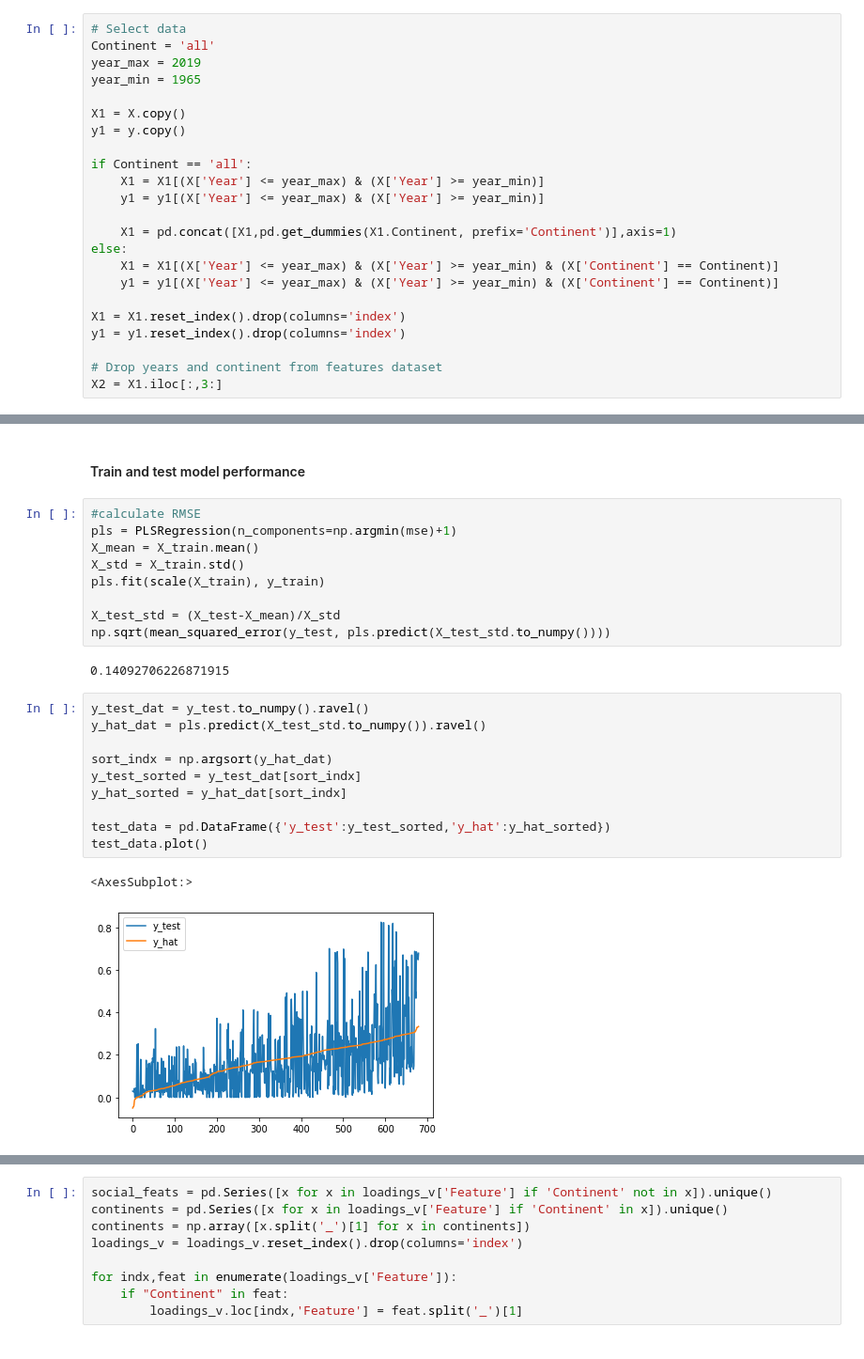
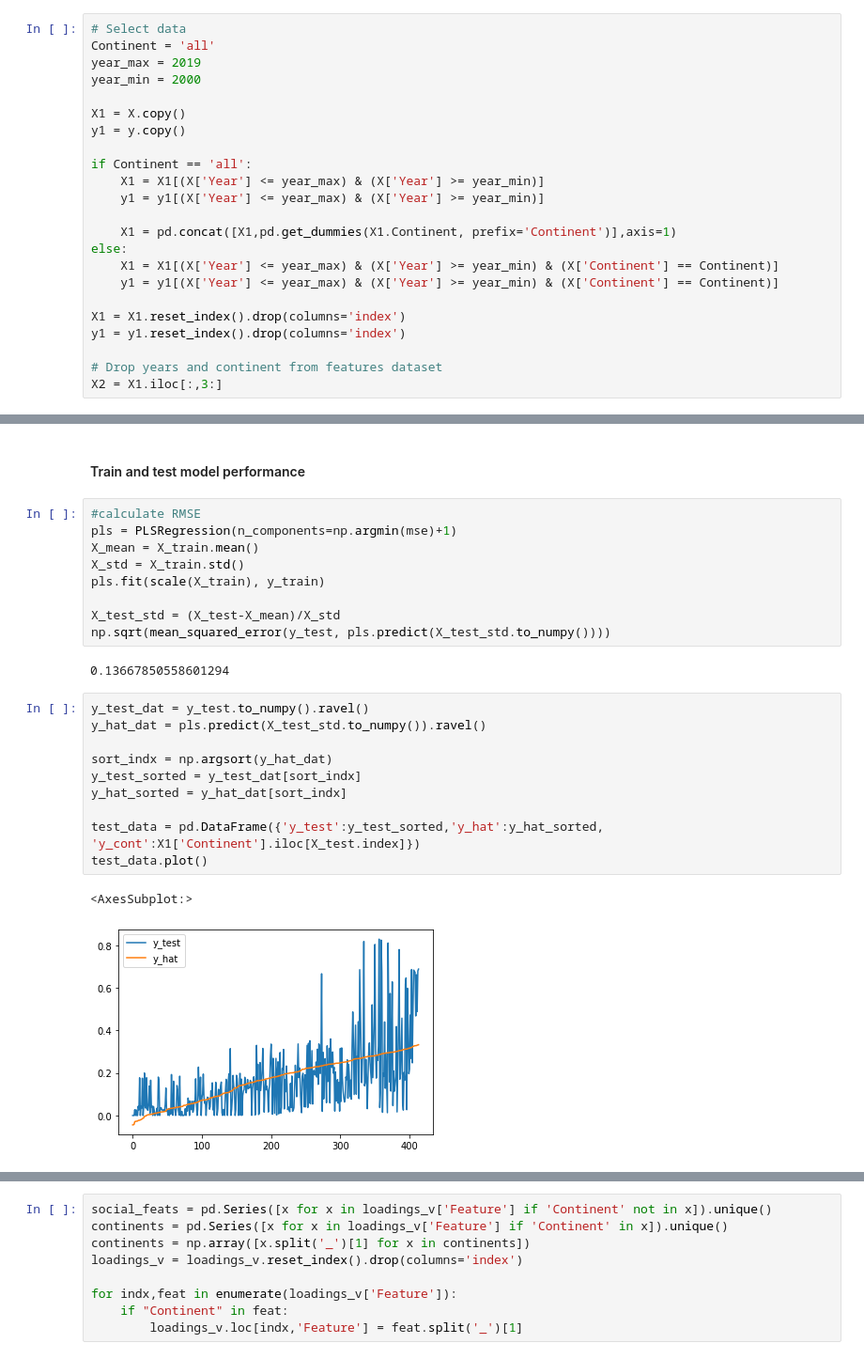
Before and after one commit to Moesen/SocialDataFinalProject, a Jupyter notebook: notebooks/nicolai_pls.ipynb, the cells around one changed output, grey strips where cells are left out. Shown at 94% size. Cells and saved outputs as stored; diff of their text form.

```diff
--- a/notebooks/nicolai_pls.ipynb
+++ b/notebooks/nicolai_pls.ipynb
@@ -81,7 +81,7 @@ y = df_energy_sub['Low-carbon energy per capita (kWh)']/df_energy_sub['Energy pe
 # Select data
 Continent = 'all'
 year_max = 2019
-year_min = 1965
+year_min = 2000
 
 X1 = X.copy()
 y1 = y.copy()
@@ -143,18 +143,18 @@ pls.fit(scale(X_train), y_train)
 X_test_std = (X_test-X_mean)/X_std
 np.sqrt(mean_squared_error(y_test, pls.predict(X_test_std.to_numpy())))
 # %% [output]
-0.14092706226871915
+0.13667850558601294
 # %%
 y_test_dat = y_test.to_numpy().ravel()
 y_hat_dat = pls.predict(X_test_std.to_numpy()).ravel()
 
 sort_indx = np.argsort(y_hat_dat)
 y_test_sorted = y_test_dat[sort_indx]
 y_hat_sorted = y_hat_dat[sort_indx]
 
-test_data = pd.DataFrame({'y_test':y_test_sorted,'y_hat':y_hat_sorted})
+test_data = pd.DataFrame({'y_test':y_test_sorted,'y_hat':y_hat_sorted, 'y_cont':X1['Continent'].iloc[X_test.index]})
 test_data.plot()
 # %% [output]
 <AxesSubplot:>
-[figure, old version]
+[figure, new version]
 # %%
```
Also changed, not shown: parts of 13 cells of this notebook, 9 other files.
